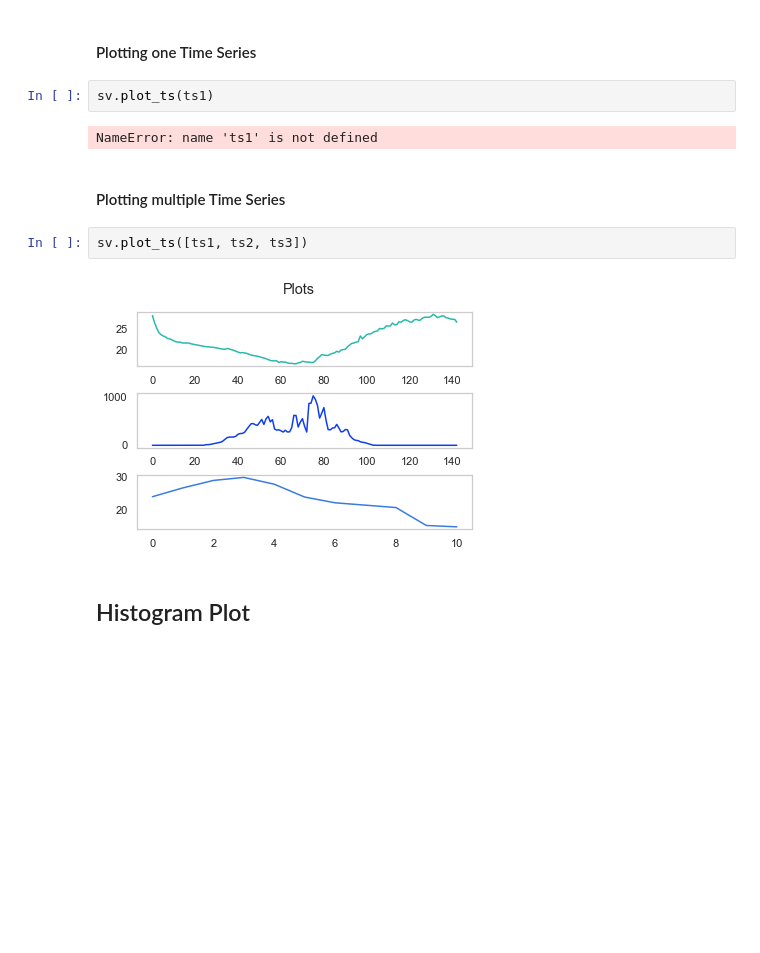
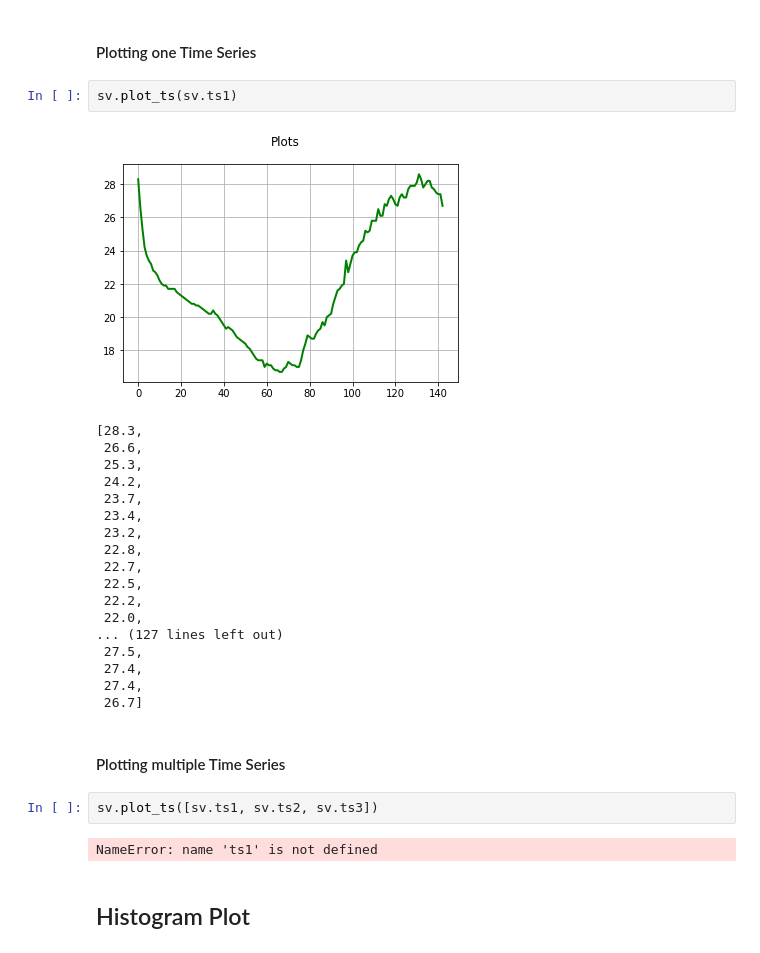
Before and after one commit to Sephta/time-series-modeling, a Jupyter notebook: ts_modeling/visual_ops/stats_demo.ipynb, the cells around one changed output. Saved outputs shown, nothing was run; the diff lists cells and outputs as text; blank space fills up the shorter version.

Commit message:
Can now accept TS object
Each function (excluding the error functions) return the time series rather than none

```diff
--- a/ts_modeling/visual_ops/stats_demo.ipynb
+++ b/ts_modeling/visual_ops/stats_demo.ipynb
@@ -9,15 +9,32 @@ import stats_and_vis as sv
 # %% [markdown]
 #### Plotting one Time Series
 # %%
-sv.plot_ts(ts1)
+sv.plot_ts(sv.ts1)
 # %% [output]
+[figure, added]
-NameError: name 'ts1' is not defined
+[28.3,
+ 26.6,
+ 25.3,
+ 24.2,
+ 23.7,
+ 23.4,
+ 23.2,
+ 22.8,
+ 22.7,
+ 22.5,
+ 22.2,
+ 22.0,
+... (127 lines left out)
+ 27.5,
+ 27.4,
+ 27.4,
+ 26.7]
 # %% [markdown]
 #### Plotting multiple Time Series
 # %%
-sv.plot_ts([ts1, ts2, ts3])
+sv.plot_ts([sv.ts1, sv.ts2, sv.ts3])
 # %% [output]
-[figure, removed]
+NameError: name 'ts1' is not defined
 # %% [markdown]
 ## Histogram Plot
 # %% [markdown]
```
Also changed, not shown: parts of 6 cells of this notebook, 2 other files.
